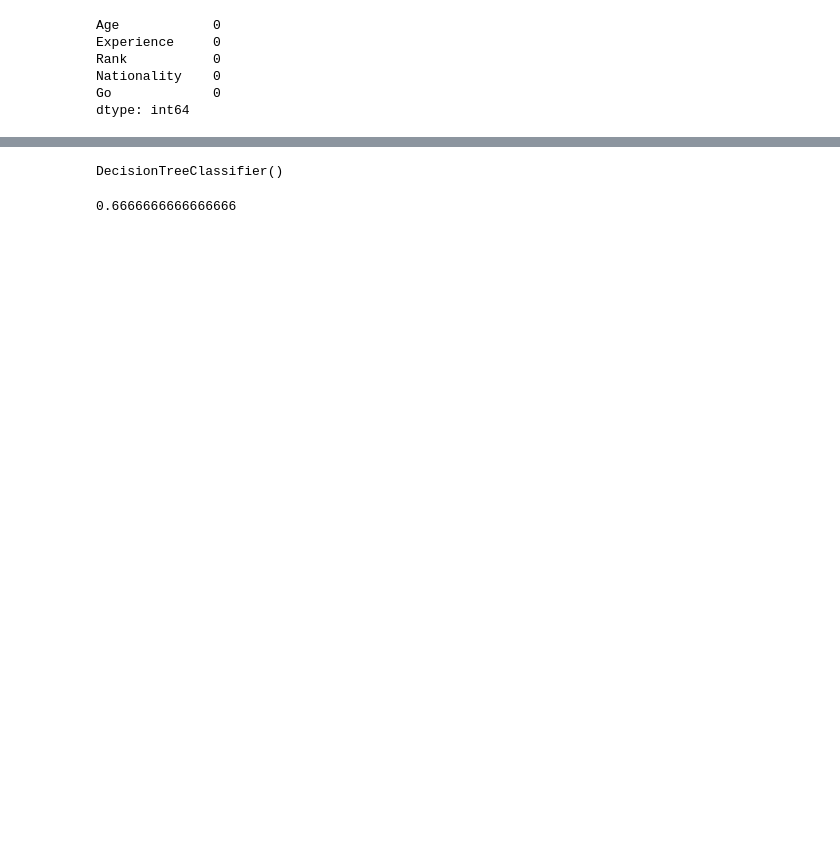
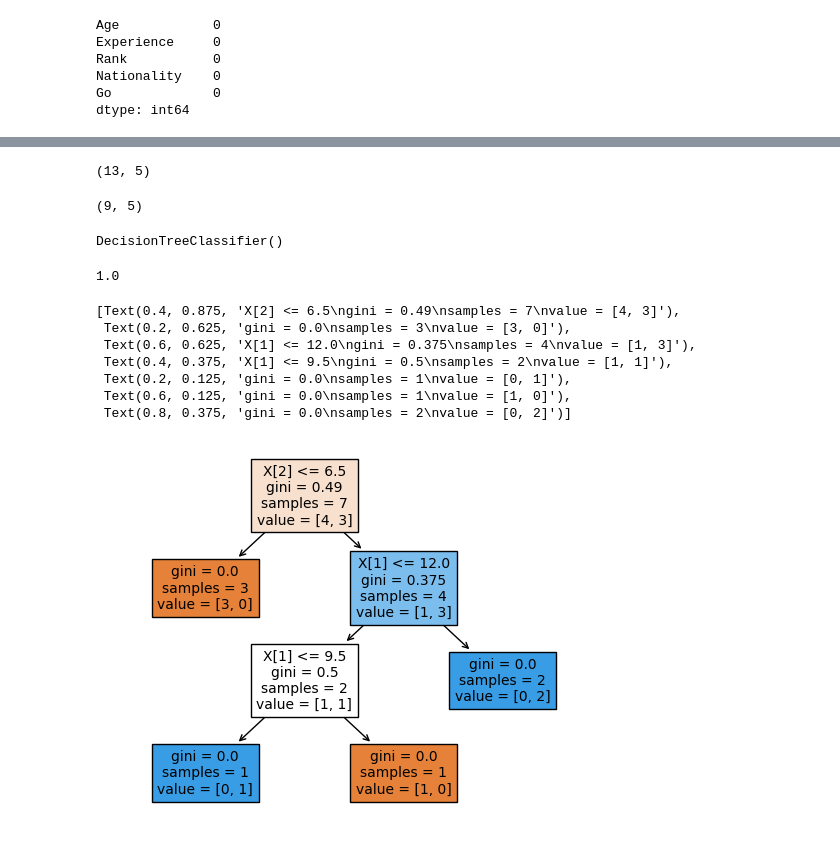
Before and after one commit to GSM268/ML-Chits, a Jupyter notebook: Decision Tree/Chit 20/data.ipynb, the cells around one changed output, grey strips where cells are left out. Cells and saved outputs as stored; diff of their text form; code cells hidden in the pictures; blank space fills up the shorter version.

```diff
--- a/Decision Tree/Chit 20/data.ipynb
+++ b/Decision Tree/Chit 20/data.ipynb
@@ -71,0 +78,3 @@ dtype: int64
+# %%
+temp = df['Nationality'].replace(0,np.NaN)
+df['Nationality'] = temp
@@ -72,3 +90,13 @@ dtype: int64
+# %%
+df.shape
+# %% [output]
+(13, 5)
+# %%
+df.dropna(inplace=True)
+# %%
+df.shape
+# %% [output]
+(9, 5)
 # %%
 X = df[cols[:4]]
 # %%
@@ -84,4 +112,15 @@ DecisionTreeClassifier()
 # %%
 model.score(X_test,y_test)
 # %% [output]
-0.6666666666666666
+1.0
+# %%
+tree.plot_tree(model,filled=True,fontsize=10)
+# %% [output]
+[Text(0.4, 0.875, 'X[2] <= 6.5\ngini = 0.49\nsamples = 7\nvalue = [4, 3]'),
+ Text(0.2, 0.625, 'gini = 0.0\nsamples = 3\nvalue = [3, 0]'),
+ Text(0.6, 0.625, 'X[1] <= 12.0\ngini = 0.375\nsamples = 4\nvalue = [1, 3]'),
+ Text(0.4, 0.375, 'X[1] <= 9.5\ngini = 0.5\nsamples = 2\nvalue = [1, 1]'),
+ Text(0.2, 0.125, 'gini = 0.0\nsamples = 1\nvalue = [0, 1]'),
+ Text(0.6, 0.125, 'gini = 0.0\nsamples = 1\nvalue = [1, 0]'),
+ Text(0.8, 0.375, 'gini = 0.0\nsamples = 2\nvalue = [0, 2]')]
+[figure, added]
```
Also changed, not shown: parts of 4 cells of this notebook, 12 other files.
